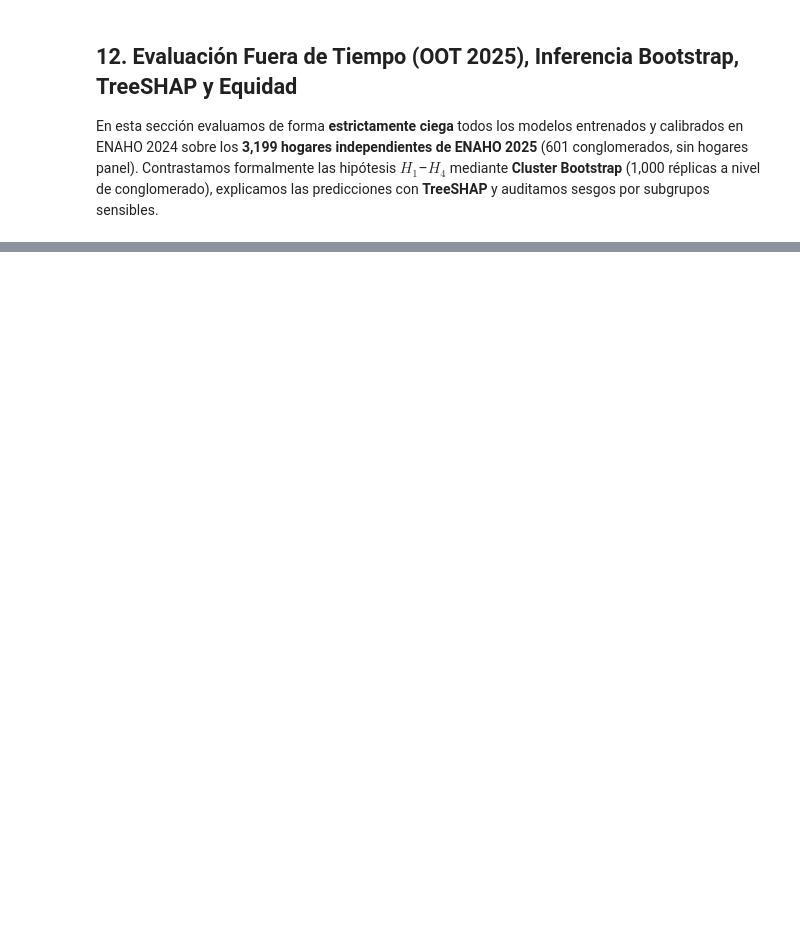
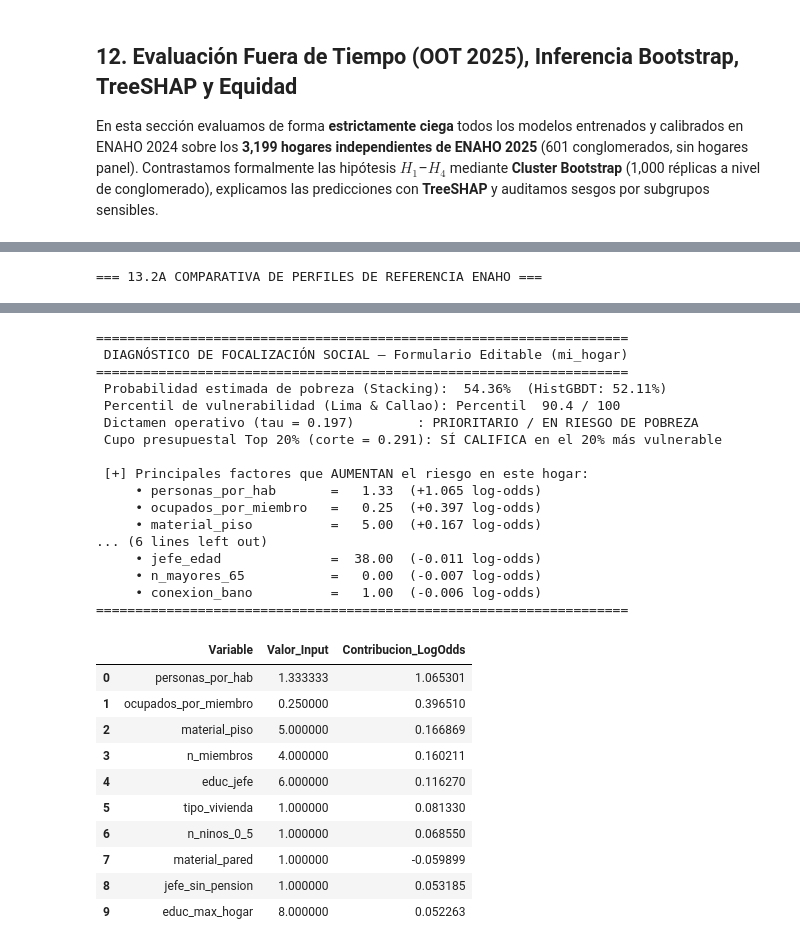
Before and after one commit to Ga3lAE/IA-Tarea-Academica, a Jupyter notebook: notebooks/pipeline_completo.ipynb, the cells around one changed output, grey strips where cells are left out. Cells and saved outputs as stored; diff of their text form; code cells hidden in the pictures; blank space fills up the shorter version.

```diff
--- a/notebooks/pipeline_completo.ipynb
+++ b/notebooks/pipeline_completo.ipynb
@@ -624,8 +985,7 @@ res_mi_hogar = predict_single_household(winner_bundle, mi_hogar)
 print(format_prediction_report(res_mi_hogar, label="Formulario Editable (mi_hogar)"))
 display(res_mi_hogar["contribuciones_28"].head(10))
 
-# Cambia a True para responder la encuesta paso a paso directamente en esta celda
-# (o ejecuta en terminal: python3 src/encuesta_pobreza.py)
-EJECUTAR_ENCUESTA_INTERACTIVA = True
-if EJECUTAR_ENCUESTA_INTERACTIVA:
-    run_interactive_survey(winner_bundle)
+# Para responder la encuesta interactiva paso a paso desde terminal (CLI):
+#   python3 src/encuesta_pobreza.py
+# %% [output]
+=== 13.2A COMPARATIVA DE PERFILES DE REFERENCIA ENAHO ===
@@ -631,0 +996,28 @@ if EJECUTAR_ENCUESTA_INTERACTIVA:
+====================================================================
+ DIAGNÓSTICO DE FOCALIZACIÓN SOCIAL — Formulario Editable (mi_hogar)
+====================================================================
+ Probabilidad estimada de pobreza (Stacking):  54.36%  (HistGBDT: 52.11%)
+ Percentil de vulnerabilidad (Lima & Callao): Percentil  90.4 / 100
+ Dictamen operativo (tau = 0.197)        : PRIORITARIO / EN RIESGO DE POBREZA
+ Cupo presupuestal Top 20% (corte = 0.291): SÍ CALIFICA en el 20% más vulnerable
+
+ [+] Principales factores que AUMENTAN el riesgo en este hogar:
+     • personas_por_hab       =   1.33  (+1.065 log-odds)
+     • ocupados_por_miembro   =   0.25  (+0.397 log-odds)
+     • material_piso          =   5.00  (+0.167 log-odds)
+... (6 lines left out)
+     • jefe_edad              =  38.00  (-0.011 log-odds)
+     • n_mayores_65           =   0.00  (-0.007 log-odds)
+     • conexion_bano          =   1.00  (-0.006 log-odds)
+====================================================================
+|  | Variable | Valor_Input | Contribucion_LogOdds |
+| 0 | personas_por_hab | 1.333333 | 1.065301 |
+| 1 | ocupados_por_miembro | 0.250000 | 0.396510 |
+| 2 | material_piso | 5.000000 | 0.166869 |
+| 3 | n_miembros | 4.000000 | 0.160211 |
+| 4 | educ_jefe | 6.000000 | 0.116270 |
+| 5 | tipo_vivienda | 1.000000 | 0.081330 |
+| 6 | n_ninos_0_5 | 1.000000 | 0.068550 |
+| 7 | material_pared | 1.000000 | -0.059899 |
+| 8 | jefe_sin_pension | 1.000000 | 0.053185 |
+| 9 | educ_max_hogar | 8.000000 | 0.052263 |
```
Also changed, not shown: parts of 30 cells of this notebook, 22 other files.
